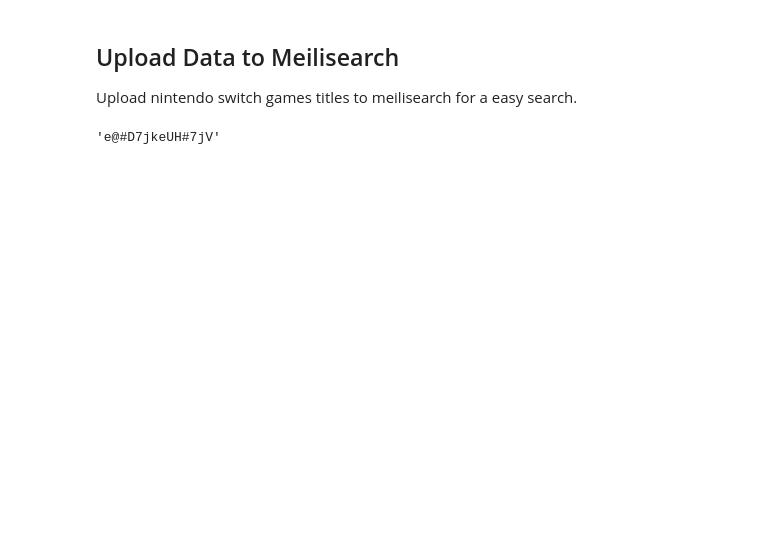
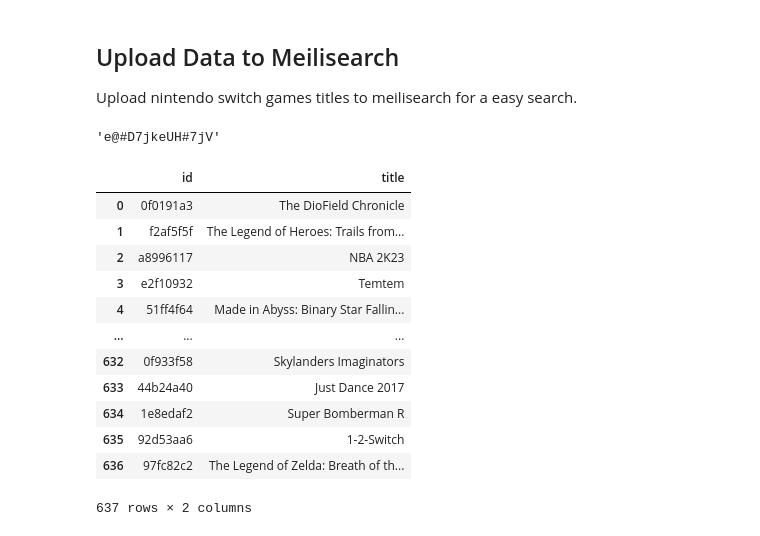
Before and after one commit to GiovanniCoding/nyzyss-the-eternal, a Jupyter notebook: meilisearch/meilisearch.ipynb, the cells around one changed output. Drawn from its saved outputs; the diff is of its cells as text; code cells hidden in the pictures; blank space fills up the shorter version.

```diff
--- a/meilisearch/meilisearch.ipynb
+++ b/meilisearch/meilisearch.ipynb
@@ -9,6 +10,25 @@ import meilisearch
 os.environ.get('PROJECTS_PERSONAL_KEY')
 # %% [output]
 'e@#D7jkeUH#7jV'
+# %%
+df = pd.read_csv('../dataset/switch-games-id.csv', sep=',')
+meilisearch_data = df[['id', 'title']]
+meilisearch_data.to_json('../dataset/switch-games-titles.json', orient='records', force_ascii=False)
+meilisearch_data
+# %% [output]
+|  | id | title |
+| 0 | 0f0191a3 | The DioField Chronicle |
+| 1 | f2af5f5f | The Legend of Heroes: Trails from... |
+| 2 | a8996117 | NBA 2K23 |
+| 3 | e2f10932 | Temtem |
+| 4 | 51ff4f64 | Made in Abyss: Binary Star Fallin... |
+| ... | ... | ... |
+| 632 | 0f933f58 | Skylanders Imaginators |
+| 633 | 44b24a40 | Just Dance 2017 |
+| 634 | 1e8edaf2 | Super Bomberman R |
+| 635 | 92d53aa6 | 1-2-Switch |
+| 636 | 97fc82c2 | The Legend of Zelda: Breath of th... |
+637 rows × 2 columns
 # %%
 client = meilisearch.Client(
     'http://34.136.74.202:7700', os.environ.get('PROJECTS_PERSONAL_KEY')
```
Also changed, not shown: parts of 3 cells of this notebook, 8 other files.
